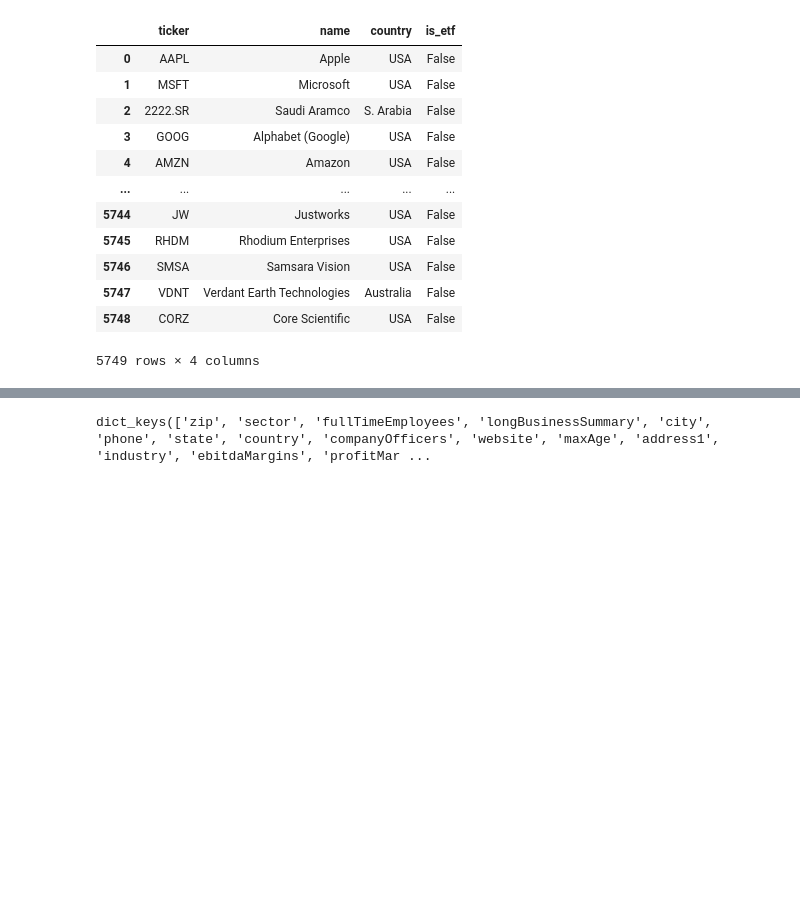
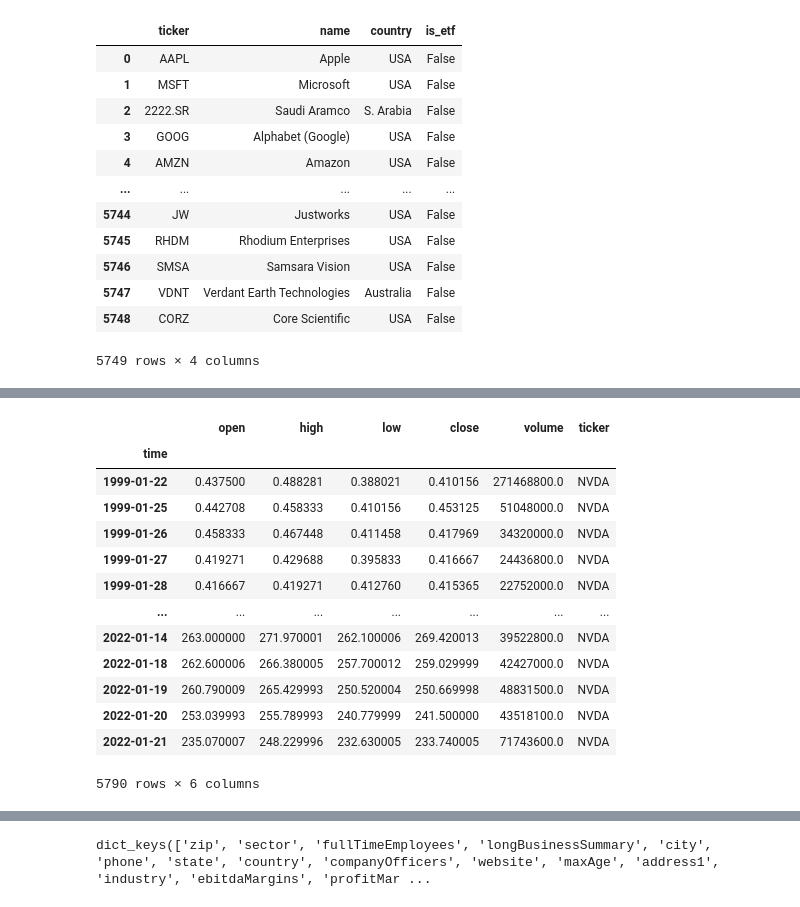
Before and after one commit to Ale-Cas/py-quant-fin, a Jupyter notebook: notebooks/scrapers.ipynb, the cells around one changed output, grey strips where cells are left out. Cells and saved outputs as stored; diff of their text form; code cells hidden in the pictures; blank space fills up the shorter version.

```diff
--- a/notebooks/scrapers.ipynb
+++ b/notebooks/scrapers.ipynb
@@ -72,0 +73,8 @@ assets_df["is_etf"]=[False for _ in range(len(assets_df.index))]
+# %%
+connection = psycopg2.connect(
+            host=config.DB_HOST,
+            database=config.DB_NAME,
+            user=config.DB_USER,
+            password=config.DB_PASSWORD,
+        )
+cur = connection.cursor()
@@ -72,0 +128,31 @@ assets_df["is_etf"]=[False for _ in range(len(assets_df.index))]
+# %%
+for tick in list_tickers[:10]:
+    ticker = yf.Ticker(tick)
+    prices= ticker.history(period="max", auto_adjust=False)
+    prices["ticker"] = tick
+    prices.index = pd.to_datetime(prices.index, format='%Y-%m-%d')
+    prices.index= prices.index.rename("time")
+    prices = prices.rename(columns={
+                            'Open': 'open',
+                            'Close': 'close',
+                            'High': 'high',
+                            'Low': 'low',
+                            'Volume': 'volume'
+                            })
+    prices = prices.drop(["Adj Close", "Dividends", "Stock Splits"], axis =1)
+prices
+# %% [output]
+|  | open | high | low | close | volume | ticker |
+| time |  |  |  |  |  |  |
+| 1999-01-22 | 0.437500 | 0.488281 | 0.388021 | 0.410156 | 271468800.0 | NVDA |
+| 1999-01-25 | 0.442708 | 0.458333 | 0.410156 | 0.453125 | 51048000.0 | NVDA |
+| 1999-01-26 | 0.458333 | 0.467448 | 0.411458 | 0.417969 | 34320000.0 | NVDA |
+| 1999-01-27 | 0.419271 | 0.429688 | 0.395833 | 0.416667 | 24436800.0 | NVDA |
+| 1999-01-28 | 0.416667 | 0.419271 | 0.412760 | 0.415365 | 22752000.0 | NVDA |
+| ... | ... | ... | ... | ... | ... | ... |
+| 2022-01-14 | 263.000000 | 271.970001 | 262.100006 | 269.420013 | 39522800.0 | NVDA |
+| 2022-01-18 | 262.600006 | 266.380005 | 257.700012 | 259.029999 | 42427000.0 | NVDA |
+| 2022-01-19 | 260.790009 | 265.429993 | 250.520004 | 250.669998 | 48831500.0 | NVDA |
+| 2022-01-20 | 253.039993 | 255.789993 | 240.779999 | 241.500000 | 43518100.0 | NVDA |
+| 2022-01-21 | 235.070007 | 248.229996 | 232.630005 | 233.740005 | 71743600.0 | NVDA |
+5790 rows × 6 columns
```
Also changed, not shown: parts of 15 cells of this notebook, 4 other files.
